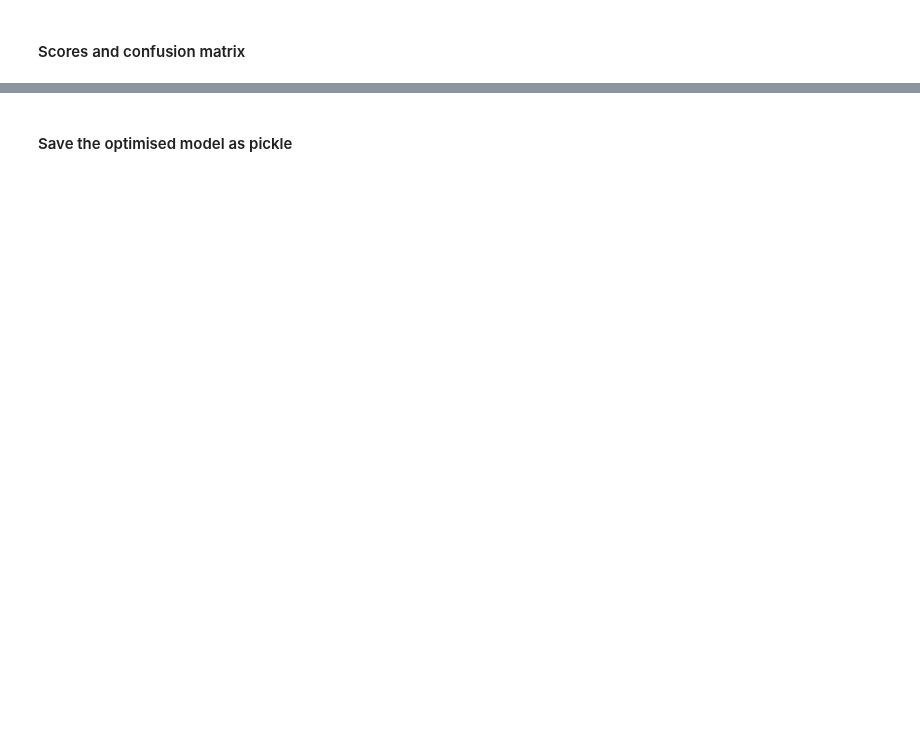
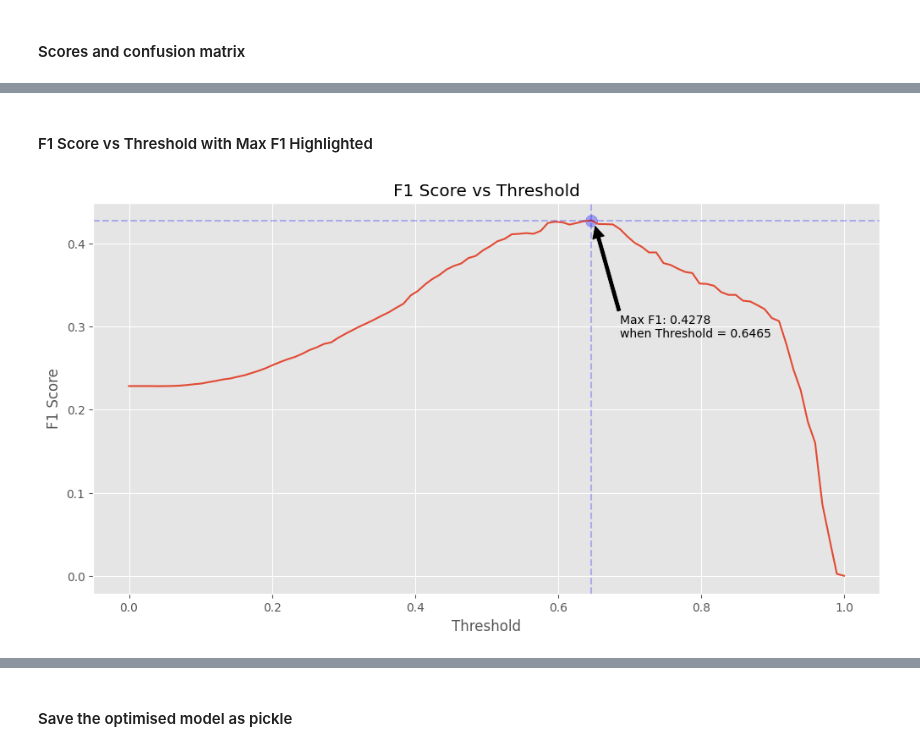
Before and after one commit to Joe-ElM/Used-Cars-Sales, a Jupyter notebook: Notebooks/4. LR Model.ipynb, the cells around one changed output, grey strips where cells are left out. Cells and saved outputs as stored; diff of their text form; code cells hidden in the pictures; blank space fills up the shorter version.

```diff
--- a/Notebooks/4. LR Model.ipynb
+++ b/Notebooks/4. LR Model.ipynb
@@ -178,0 +203,34 @@ Scoring of GridSearch Optimised LR
+# %% [markdown]
+#### F1 Score vs Threshold with Max F1 Highlighted
+# %%
+fig, ax = plt.subplots(figsize= (12,6))
+f1 = []
+
+threshold = np.linspace(0,1,100)
+for level in threshold:
+    y_pred  = model_lr_grid.predict_proba(X_test)[:,1] > level
+    f1.append(f1_score(y_test, y_pred))
+# --------------------------------------------------------------
+
+max_f1_index = np.argmax(f1)
+max_f1_threshold = threshold[max_f1_index]
+max_f1_value = f1[max_f1_index]
+sns.lineplot(x = threshold, y=f1)
+
+plt.scatter([max_f1_threshold], [f1[max_f1_index]], marker='o', s = 100, color='blue', alpha=0.3, label='Max F1')
+plt.axvline(x=max_f1_threshold, linestyle='--', color='blue', alpha=0.25, label='Threshold at Max F1')
+plt.axhline(y=f1[max_f1_index], linestyle='--', color='blue', alpha=0.25)
+
+
+plt.annotate(f'Max F1: {max_f1_value:.4f} \nwhen Threshold = {max_f1_threshold:.4f}',
+             xy         = (max_f1_threshold + 0.005, max_f1_value - 0.005),
+             xytext     = (max_f1_threshold + 0.04, max_f1_value - 0.14),
+             arrowprops = dict(facecolor='black'),
+             )
+
+
+plt.xlabel('Threshold')
+plt.ylabel('F1 Score')
+plt.title('F1 Score vs Threshold');
+# %% [output]
+[figure, added]
```
Also changed, not shown: parts of 16 cells of this notebook, 2 other files.
